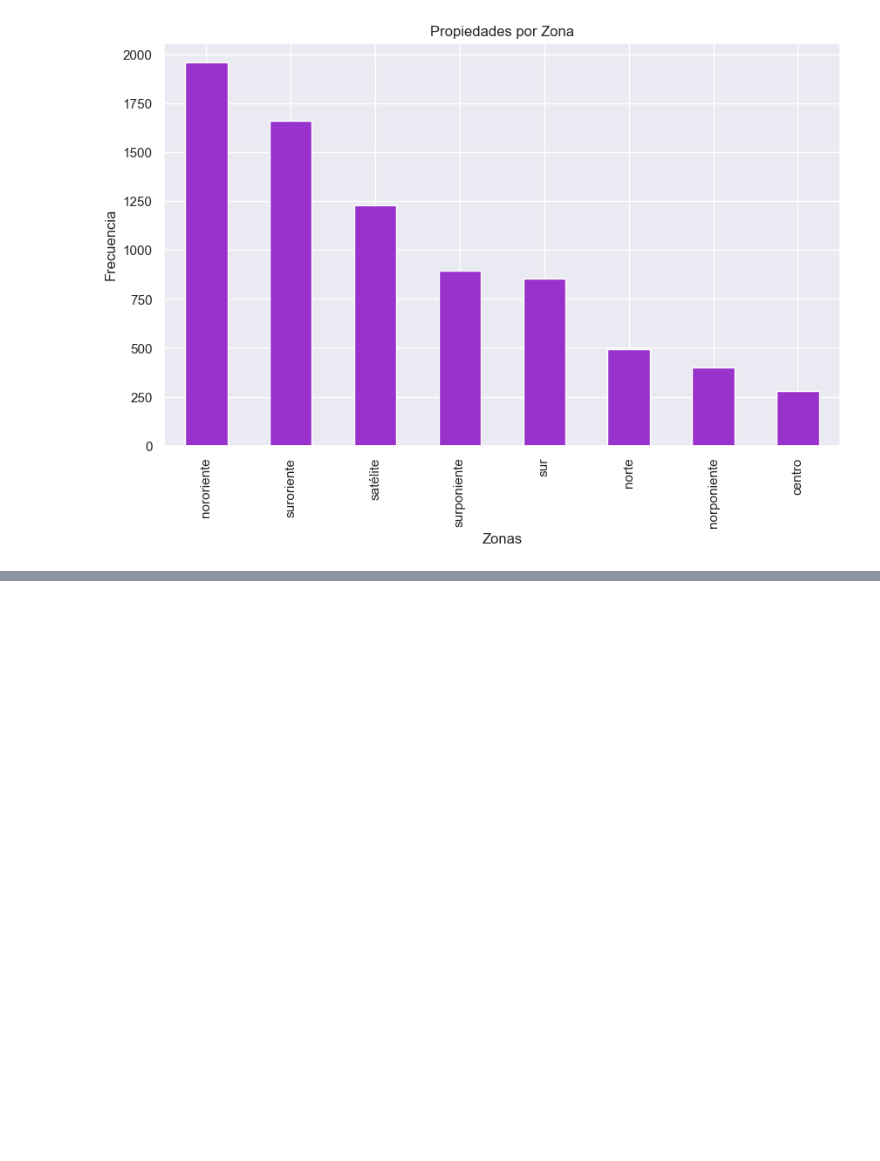
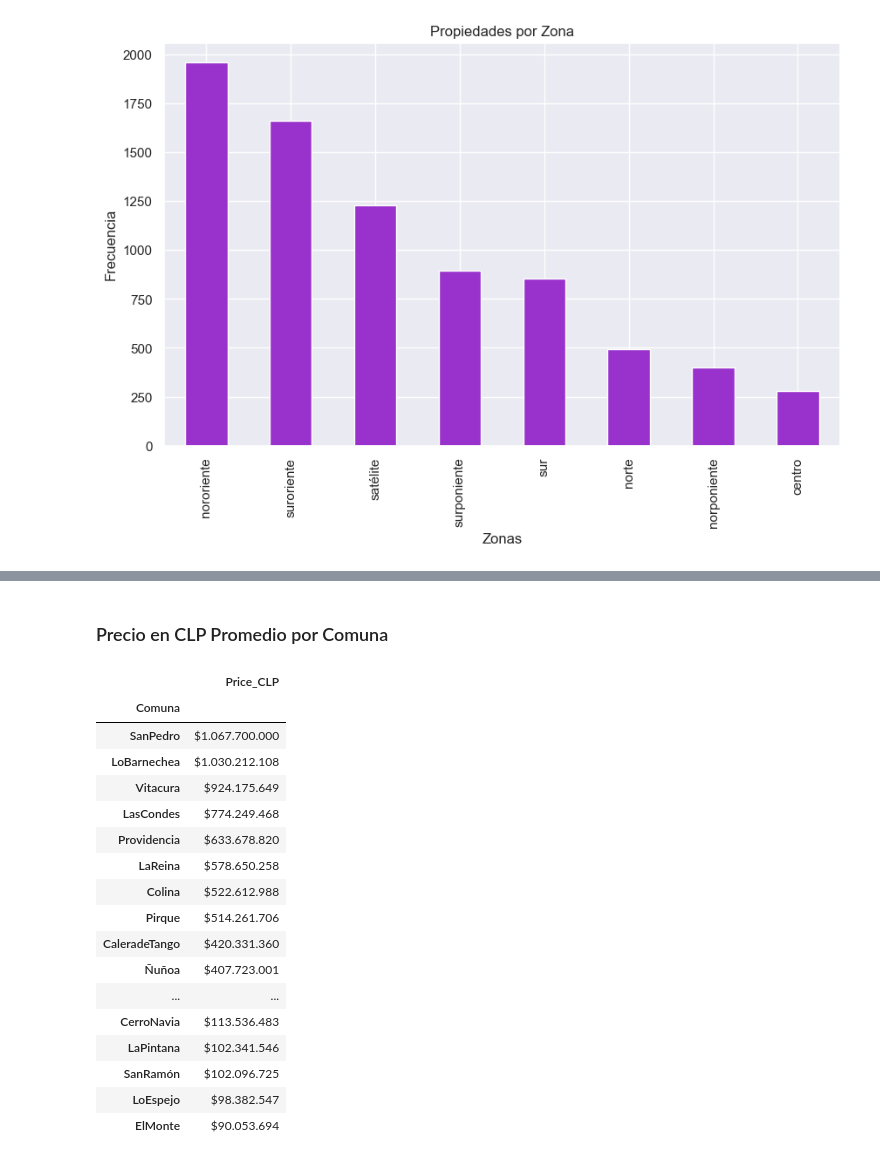
Before and after one commit to gonzakayunawel/casas_usadas_chile_analysis, a Jupyter notebook: B005_Gonzalo_Cayunao.ipynb, the cells around one changed output, grey strips where cells are left out. Drawn from its saved outputs; the diff is of its cells as text; code cells hidden in the pictures; blank space fills up the shorter version.

```diff
--- a/B005_Gonzalo_Cayunao.ipynb
+++ b/B005_Gonzalo_Cayunao.ipynb
@@ -1022,0 +1032,2 @@ plt.show()
+# %%
+price_format = lambda x: "${:,.0f}".format(x).replace(",", ".")
@@ -1022,0 +1057,31 @@ plt.show()
+# %% [markdown]
+### Precio en CLP Promedio por Comuna
+# %%
+numeric_col = "Price_CLP"
+categoric_col = "Comuna"
+measure = "mean"
+
+group = df[[categoric_col,numeric_col]].groupby(by=categoric_col)
+mean_gruop = group.agg(measure)
+numeric_col_sort = mean_gruop.sort_values(by=numeric_col, ascending=False)
+numeric_col_sort[numeric_col] = numeric_col_sort[numeric_col].apply(price_format)
+numeric_col_sort
+# %% [output]
+|  | Price_CLP |
+| Comuna |  |
+| SanPedro | $1.067.700.000 |
+| LoBarnechea | $1.030.212.108 |
+| Vitacura | $924.175.649 |
+| LasCondes | $774.249.468 |
+| Providencia | $633.678.820 |
+| LaReina | $578.650.258 |
+| Colina | $522.612.988 |
+| Pirque | $514.261.706 |
+| CaleradeTango | $420.331.360 |
+| Ñuñoa | $407.723.001 |
+| ... | ... |
+| CerroNavia | $113.536.483 |
+| LaPintana | $102.341.546 |
+| SanRamón | $102.096.725 |
+| LoEspejo | $98.382.547 |
+| ElMonte | $90.053.694 |
```
Also changed, not shown: parts of 57 cells of this notebook.
